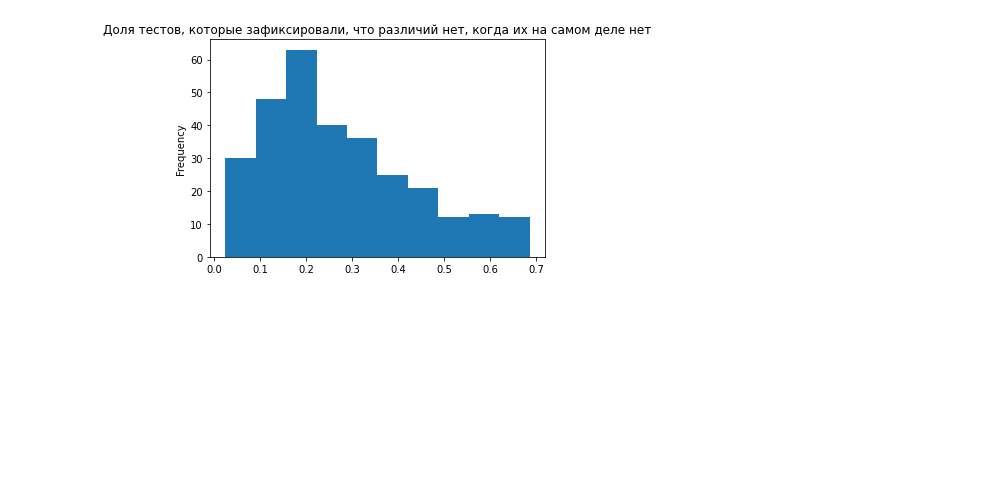
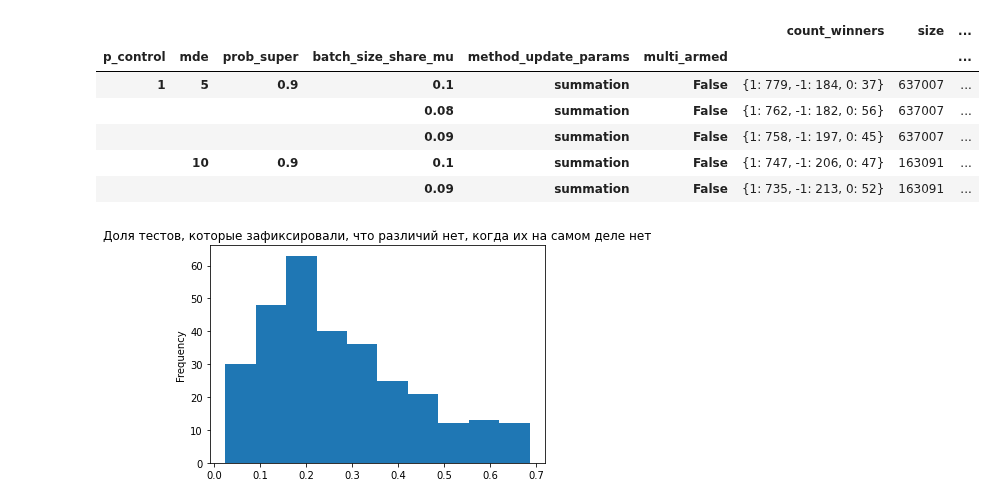
Before and after one commit to iakubovskii7/AB, a Jupyter notebook: Result_analyze.ipynb, the cells around one changed output. Saved outputs shown, nothing was run; the diff lists cells and outputs as text; code cells hidden in the pictures; blank space fills up the shorter version.

```diff
--- a/Result_analyze.ipynb
+++ b/Result_analyze.ipynb
@@ -109,0 +34,10 @@ thompson_results_df
+# %%
+results_mab_fn.sort_values("share_test_winner", ascending=False).head()
+# %% [output]
+|  |  |  |  |  |  | count_winners | size | ... |
+| p_control | mde | prob_super | batch_size_share_mu | method_update_params | multi_armed |  |  | ... |
+| 1 | 5 | 0.9 | 0.1 | summation | False | {1: 779, -1: 184, 0: 37} | 637007 | ... |
+|  |  |  | 0.08 | summation | False | {1: 762, -1: 182, 0: 56} | 637007 | ... |
+|  |  |  | 0.09 | summation | False | {1: 758, -1: 197, 0: 45} | 637007 | ... |
+|  | 10 | 0.9 | 0.1 | summation | False | {1: 747, -1: 206, 0: 47} | 163091 | ... |
+|  |  |  | 0.09 | summation | False | {1: 735, -1: 213, 0: 52} | 163091 | ... |
```
Also changed, not shown: parts of 19 cells of this notebook, 11 other files.
